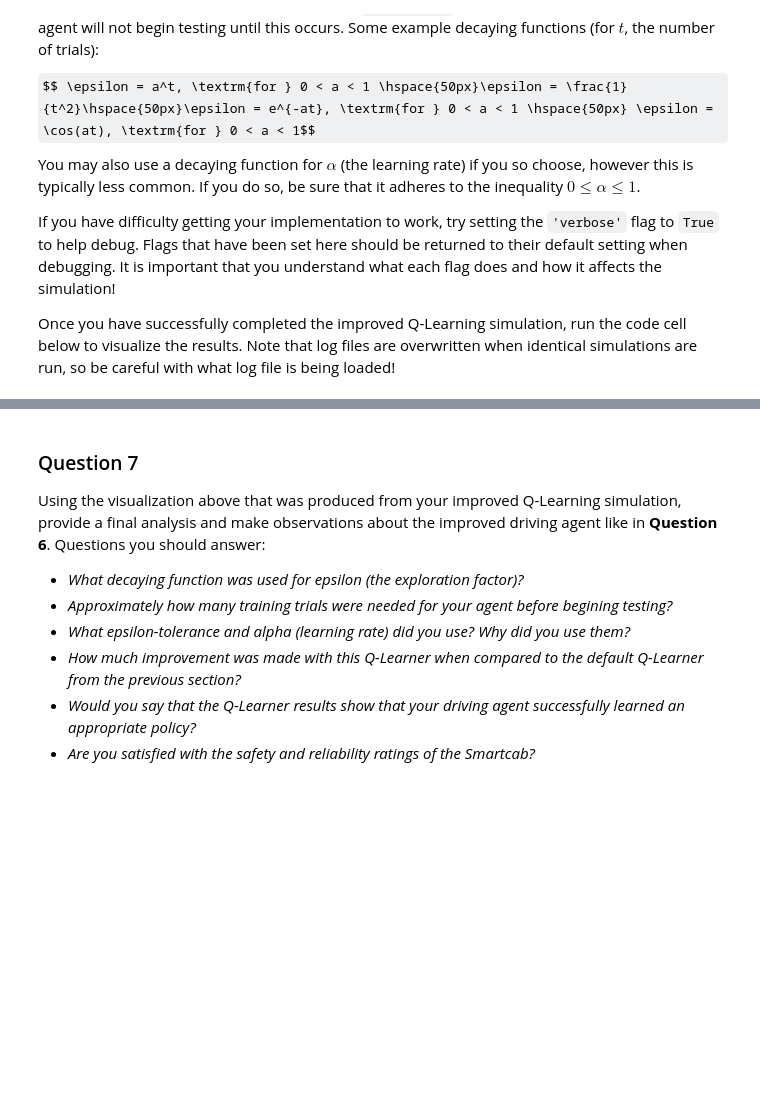
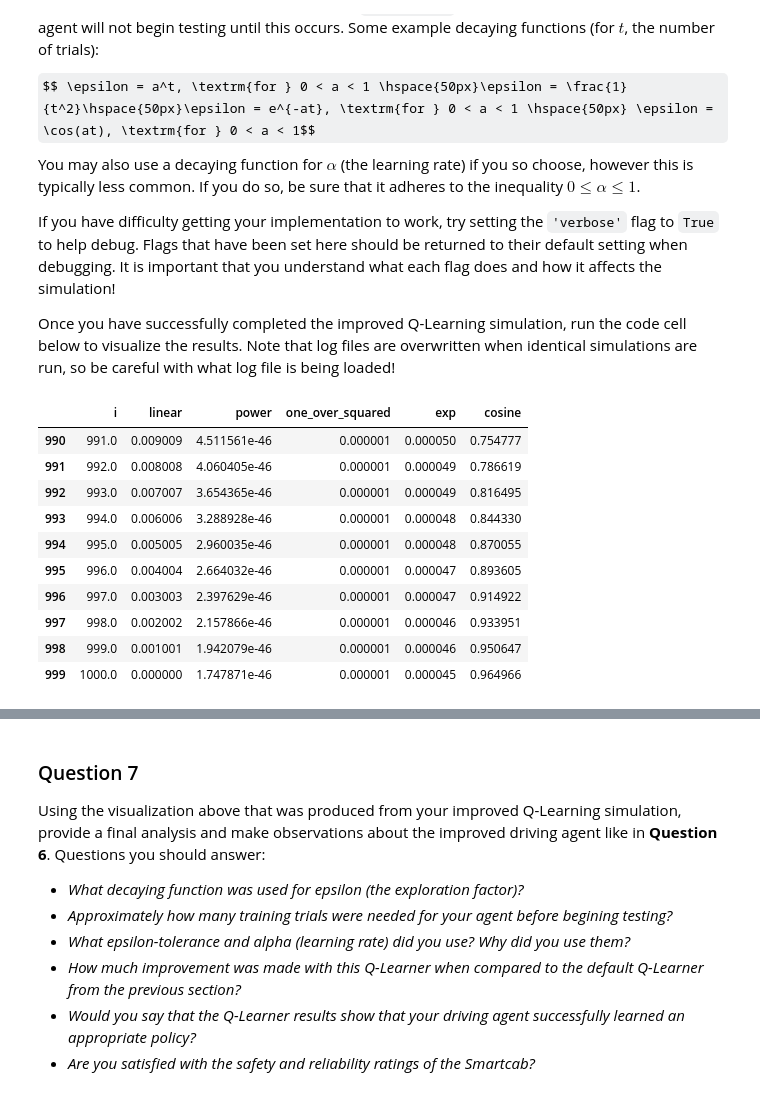
Before and after one commit to cjammi/machine-learning, a Jupyter notebook: projects/smartcab/smartcab.ipynb, the cells around one changed output, grey strips where cells are left out. Cells and saved outputs as stored; diff of their text form; code cells hidden in the pictures; some formulas as TeX source; blank space fills up the shorter version.

```diff
--- a/projects/smartcab/smartcab.ipynb
+++ b/projects/smartcab/smartcab.ipynb
@@ -400,0 +396,20 @@ Once you have successfully completed the improved Q-Learning simulation, run the
+# %%
+total = 1000
+df = pd.DataFrame({"i": np.arange(1, total+1, 1.0), 'linear':np.linspace(1, 0, total)})
+df['power'] = df['i'].apply(lambda x: np.power(0.9, x))
+df['one_over_squared'] = df['i'].apply(lambda x: 1/x**2)
+df['exp'] = df['i'].apply(lambda x: np.exp(-0.01*x))
+df['cosine'] = df['i'].apply(lambda x: np.cos(0.05*x))
+df.tail(10)
+# %% [output]
+|  | i | linear | power | one_over_squared | exp | cosine |
+| 990 | 991.0 | 0.009009 | 4.511561e-46 | 0.000001 | 0.000050 | 0.754777 |
+| 991 | 992.0 | 0.008008 | 4.060405e-46 | 0.000001 | 0.000049 | 0.786619 |
+| 992 | 993.0 | 0.007007 | 3.654365e-46 | 0.000001 | 0.000049 | 0.816495 |
+| 993 | 994.0 | 0.006006 | 3.288928e-46 | 0.000001 | 0.000048 | 0.844330 |
+| 994 | 995.0 | 0.005005 | 2.960035e-46 | 0.000001 | 0.000048 | 0.870055 |
+| 995 | 996.0 | 0.004004 | 2.664032e-46 | 0.000001 | 0.000047 | 0.893605 |
+| 996 | 997.0 | 0.003003 | 2.397629e-46 | 0.000001 | 0.000047 | 0.914922 |
+| 997 | 998.0 | 0.002002 | 2.157866e-46 | 0.000001 | 0.000046 | 0.933951 |
+| 998 | 999.0 | 0.001001 | 1.942079e-46 | 0.000001 | 0.000046 | 0.950647 |
+| 999 | 1000.0 | 0.000000 | 1.747871e-46 | 0.000001 | 0.000045 | 0.964966 |
```
Also changed, not shown: parts of 20 cells of this notebook, 1 other file.
